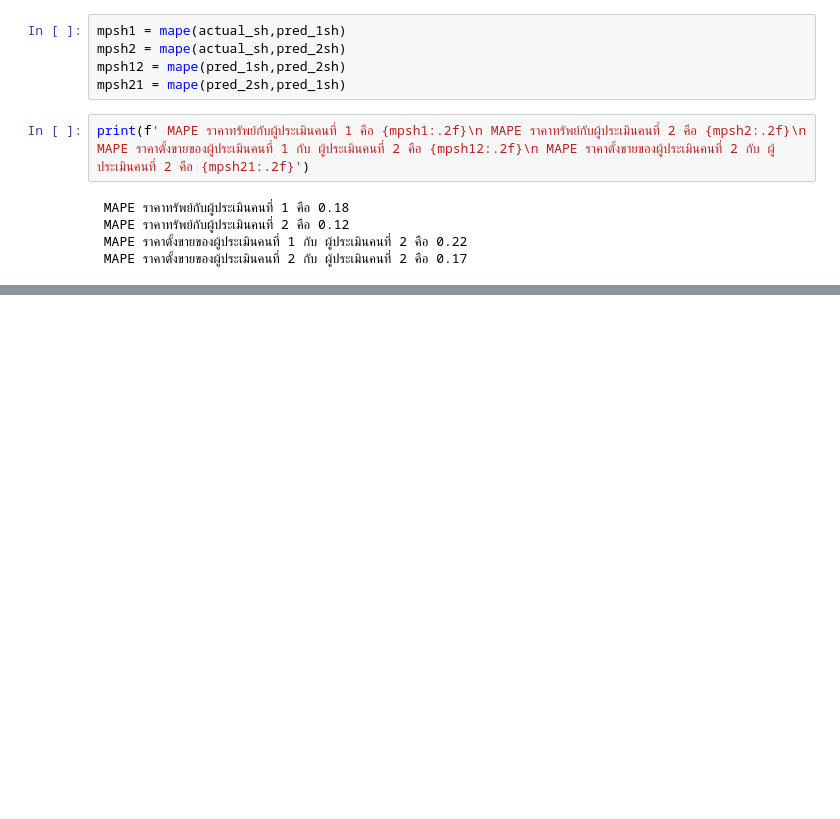
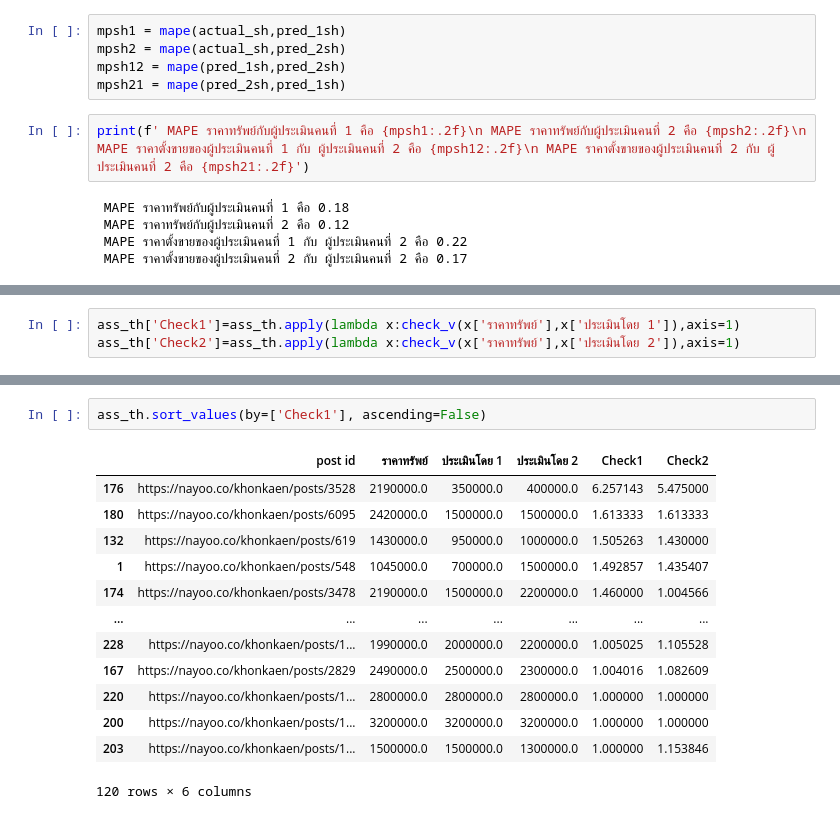
Before and after one commit to gxilly/bsc_dpdm22, a Jupyter notebook: [dataprep1]_property_estimator.ipynb, the cells around one changed output, grey strips where cells are left out. Cells and saved outputs as stored; diff of their text form; blank space fills up the shorter version.

```diff
--- a/[dataprep1]_property_estimator.ipynb
+++ b/[dataprep1]_property_estimator.ipynb
@@ -691,0 +896,3 @@ print(f' MAPE ราคาทรัพย์กับผู้ประเมิ
+# %%
+ass_th['Check1']=ass_th.apply(lambda x:check_v(x['ราคาทรัพย์'],x['ประเมินโดย 1']),axis=1)
+ass_th['Check2']=ass_th.apply(lambda x:check_v(x['ราคาทรัพย์'],x['ประเมินโดย 2']),axis=1)
@@ -691,0 +910,16 @@ print(f' MAPE ราคาทรัพย์กับผู้ประเมิ
+# %%
+ass_th.sort_values(by=['Check1'], ascending=False)
+# %% [output]
+|  | post id | ราคาทรัพย์ | ประเมินโดย 1 | ประเมินโดย 2 | Check1 | Check2 |
+| 176 | https://nayoo.co/khonkaen/posts/3528 | 2190000.0 | 350000.0 | 400000.0 | 6.257143 | 5.475000 |
+| 180 | https://nayoo.co/khonkaen/posts/6095 | 2420000.0 | 1500000.0 | 1500000.0 | 1.613333 | 1.613333 |
+| 132 | https://nayoo.co/khonkaen/posts/619 | 1430000.0 | 950000.0 | 1000000.0 | 1.505263 | 1.430000 |
+| 1 | https://nayoo.co/khonkaen/posts/548 | 1045000.0 | 700000.0 | 1500000.0 | 1.492857 | 1.435407 |
+| 174 | https://nayoo.co/khonkaen/posts/3478 | 2190000.0 | 1500000.0 | 2200000.0 | 1.460000 | 1.004566 |
+| ... | ... | ... | ... | ... | ... | ... |
+| 228 | https://nayoo.co/khonkaen/posts/1... | 1990000.0 | 2000000.0 | 2200000.0 | 1.005025 | 1.105528 |
+| 167 | https://nayoo.co/khonkaen/posts/2829 | 2490000.0 | 2500000.0 | 2300000.0 | 1.004016 | 1.082609 |
+| 220 | https://nayoo.co/khonkaen/posts/1... | 2800000.0 | 2800000.0 | 2800000.0 | 1.000000 | 1.000000 |
+| 200 | https://nayoo.co/khonkaen/posts/1... | 3200000.0 | 3200000.0 | 3200000.0 | 1.000000 | 1.000000 |
+| 203 | https://nayoo.co/khonkaen/posts/1... | 1500000.0 | 1500000.0 | 1300000.0 | 1.000000 | 1.153846 |
+120 rows × 6 columns
```
Also changed, not shown: parts of 66 cells of this notebook.
